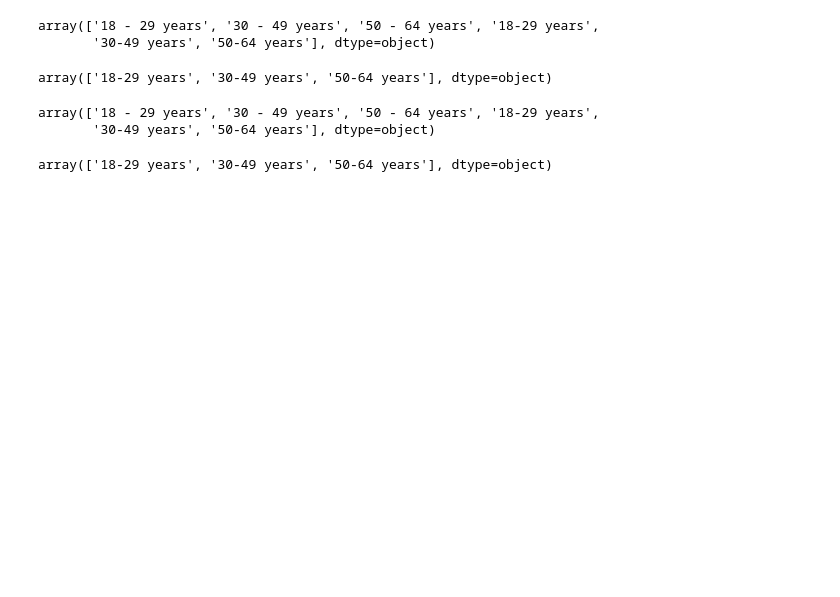
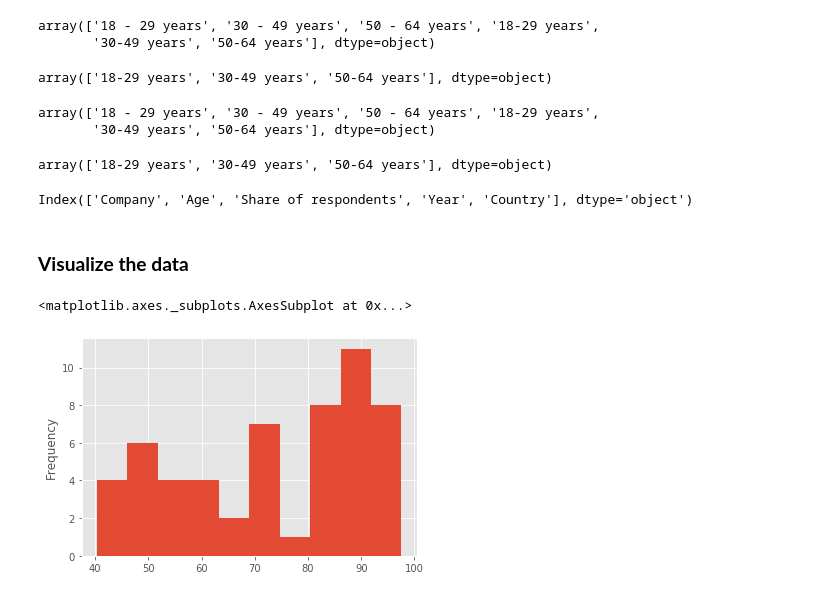
Before and after one commit to Prajbh/Fast_Food_Restaurants_Data, a Jupyter notebook: fast_food_project.ipynb, the cells around one changed output. Drawn from its saved outputs; the diff is of its cells as text; code cells hidden in the pictures; blank space fills up the shorter version.

```diff
--- a/fast_food_project.ipynb
+++ b/fast_food_project.ipynb
@@ -32,0 +43,13 @@ array(['18-29 years', '30-49 years', '50-64 years'], dtype=object)
+# %%
+matplotlib.style.use('ggplot')
+# %%
+df2.columns
+# %% [output]
+Index(['Company', 'Age', 'Share of respondents', 'Year', 'Country'], dtype='object')
+# %% [markdown]
+<h3><b>Visualize the data
+# %%
+df2['Share of respondents'].plot.hist()
+# %% [output]
+<matplotlib.axes._subplots.AxesSubplot at 0x...>
+[figure, added]
```
Also changed, not shown: parts of 20 cells of this notebook.
